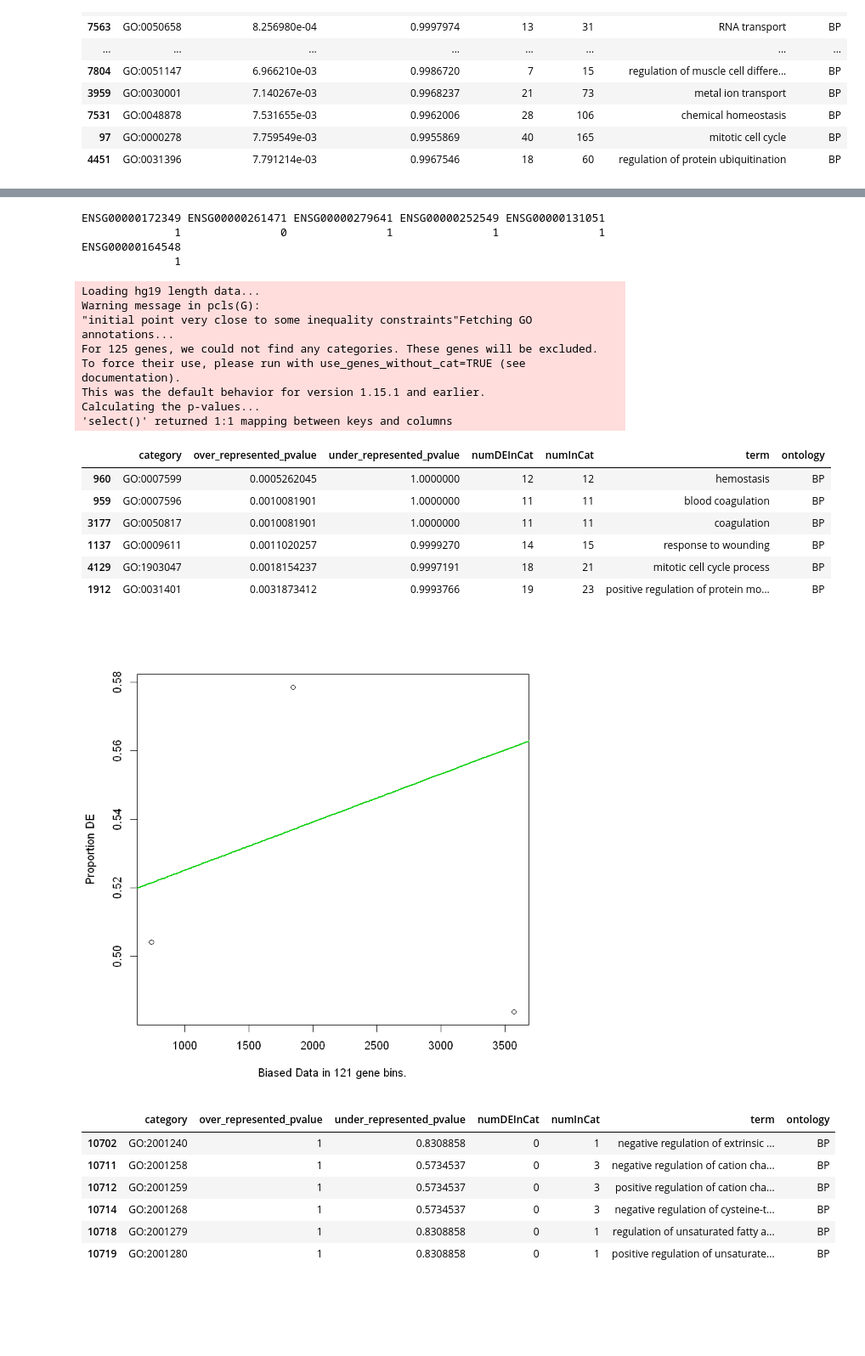
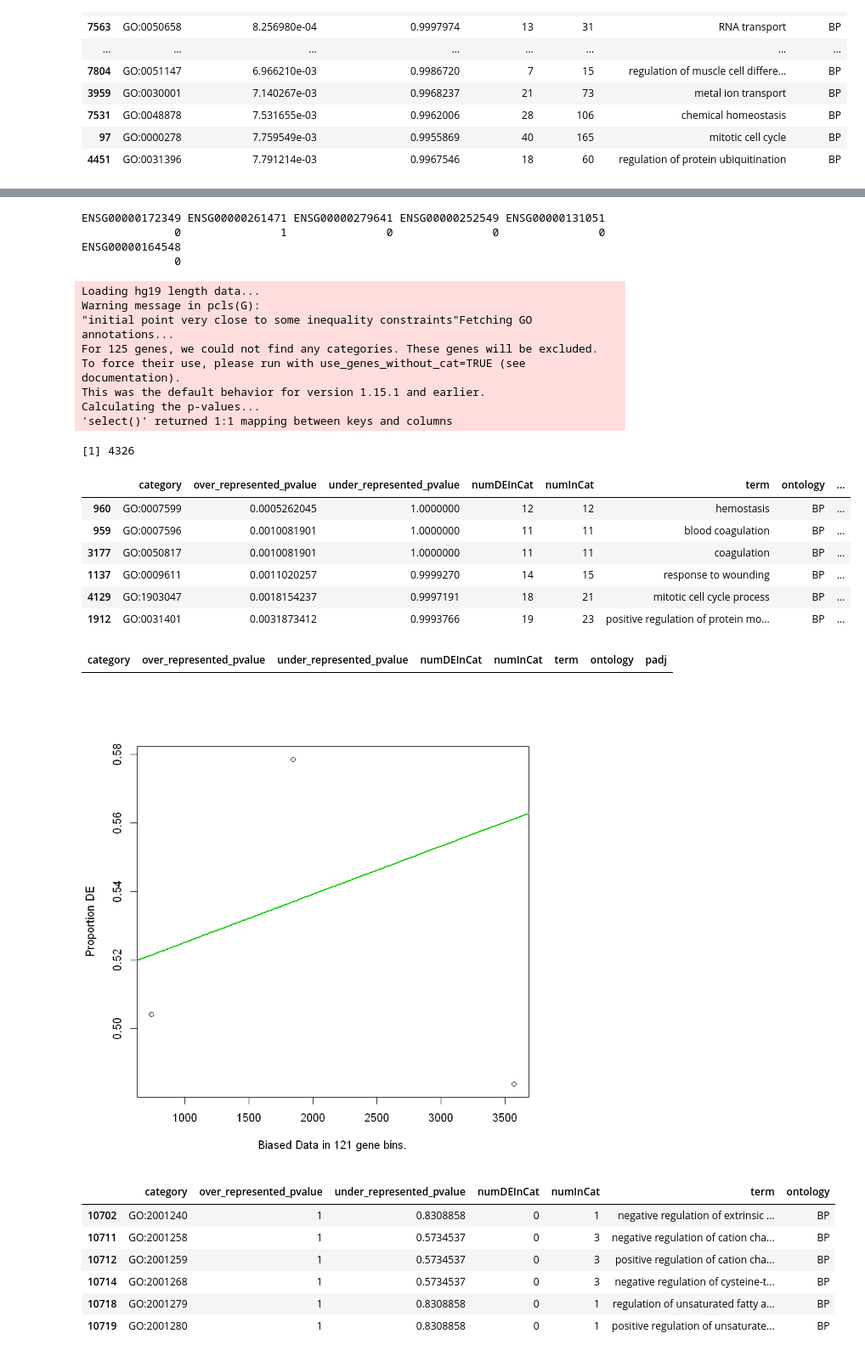
Before and after one commit to belgravia/jupyter-notebooks, a Jupyter notebook: Intron retention analysis.ipynb, the cells around one changed output, grey strips where cells are left out. Shown at 85% size. Cells and saved outputs as stored; diff of their text form; code cells hidden in the pictures; blank space fills up the shorter version.

```diff
--- a/Intron retention analysis.ipynb
+++ b/Intron retention analysis.ipynb
@@ -125,38 +135,40 @@ Calculating the p-values...
 [figure]
 # %%
-info = read.table('ir_goseq_wt.txt')  # for intron retention events that are/are not more highly expressed in the wt
+info = read.table('ir_goseq_wt.txt')  # for intron retention events that are/are not more highly expressed in the mt
 
 genes = info$V2
 names(genes) = info$V1
 genes[genes==0] = 2
 genes[genes==1] = 0
 genes[genes==2] = 1  # for intron retention events that are/are not more highly expressed in the mt
 head(genes)
 
 pwf = nullp(genes, 'hg19', 'ensGene')  # it has to fetch gene lengths to fit the probability weighting function
 res_mt = goseq(pwf, 'hg19', 'ensGene', method='Hypergeometric')   # no length bias of long reads for genes
 
-head(res_mt)
+nrow(res_mt)
 # %% [output]
 ENSG00000172349 ENSG00000261471 ENSG00000279641 ENSG00000252549 ENSG00000131051
-              1               0               1               1               1
+              0               1               0               0               0
 ENSG00000164548
-              1
+              0
 Loading hg19 length data...
 Warning message in pcls(G):
 "initial point very close to some inequality constraints"Fetching GO annotations...
 For 125 genes, we could not find any categories. These genes will be excluded.
 To force their use, please run with use_genes_without_cat=TRUE (see documentation).
 This was the default behavior for version 1.15.1 and earlier.
 Calculating the p-values...
 'select()' returned 1:1 mapping between keys and columns
+[1] 4326
-|  | category | over_represented_pvalue | under_represented_pvalue | numDEInCat | numInCat | term | ontology |
-| 960 | GO:0007599 | 0.0005262045 | 1.0000000 | 12 | 12 | hemostasis | BP |
-| 959 | GO:0007596 | 0.0010081901 | 1.0000000 | 11 | 11 | blood coagulation | BP |
-| 3177 | GO:0050817 | 0.0010081901 | 1.0000000 | 11 | 11 | coagulation | BP |
-| 1137 | GO:0009611 | 0.0011020257 | 0.9999270 | 14 | 15 | response to wounding | BP |
-| 4129 | GO:1903047 | 0.0018154237 | 0.9997191 | 18 | 21 | mitotic cell cycle process | BP |
-| 1912 | GO:0031401 | 0.0031873412 | 0.9993766 | 19 | 23 | positive regulation of protein mo... | BP |
+|  | category | over_represented_pvalue | under_represented_pvalue | numDEInCat | numInCat | term | ontology | ... |
+| 960 | GO:0007599 | 0.0005262045 | 1.0000000 | 12 | 12 | hemostasis | BP | ... |
+| 959 | GO:0007596 | 0.0010081901 | 1.0000000 | 11 | 11 | blood coagulation | BP | ... |
+| 3177 | GO:0050817 | 0.0010081901 | 1.0000000 | 11 | 11 | coagulation | BP | ... |
+| 1137 | GO:0009611 | 0.0011020257 | 0.9999270 | 14 | 15 | response to wounding | BP | ... |
+| 4129 | GO:1903047 | 0.0018154237 | 0.9997191 | 18 | 21 | mitotic cell cycle process | BP | ... |
+| 1912 | GO:0031401 | 0.0031873412 | 0.9993766 | 19 | 23 | positive regulation of protein mo... | BP | ... |
+| category | over_represented_pvalue | under_represented_pvalue | numDEInCat | numInCat | term | ontology | padj |
 [figure]
 # %%
 tail(res)
```
Also changed, not shown: parts of 2 cells of this notebook.
